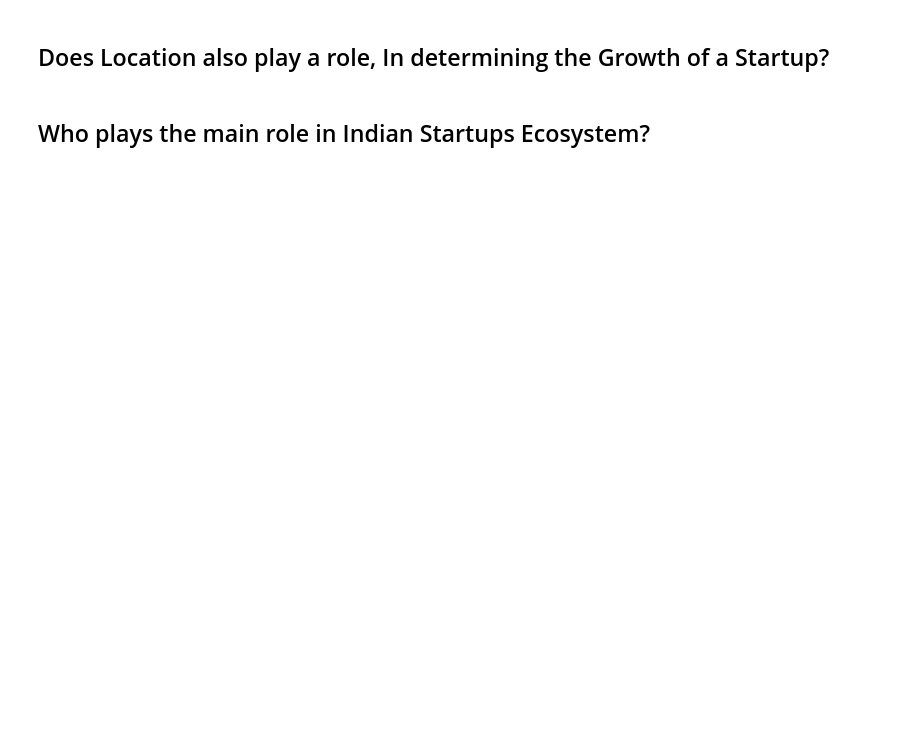
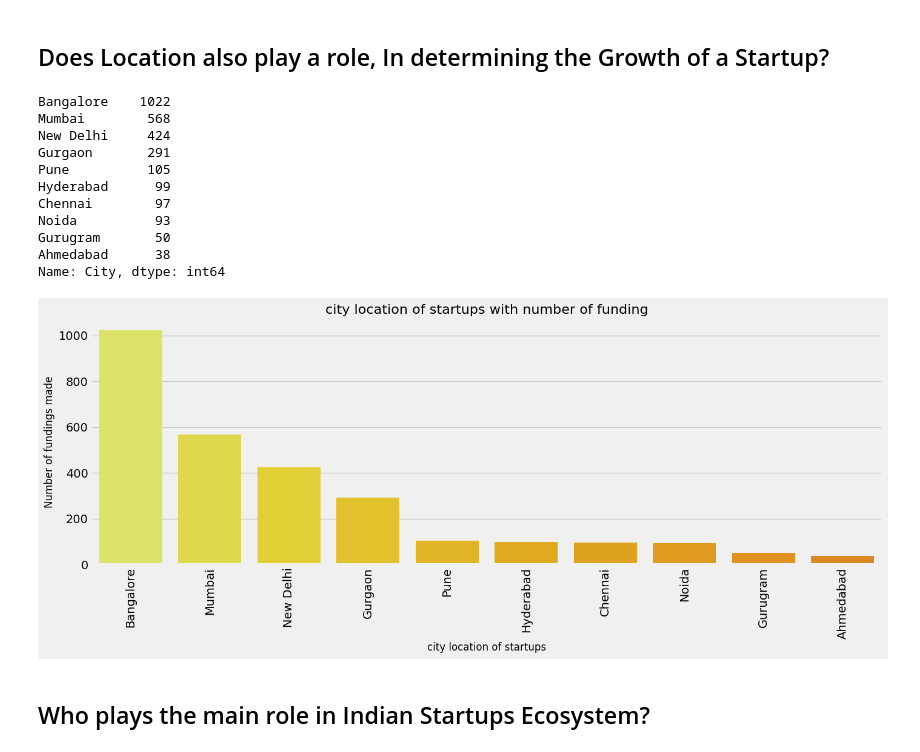
Before and after one commit to Unstopable18/Startup-casestudy-for-analysis, a Jupyter notebook: Analyzing the Growth of Indian Startups.ipynb, the cells around one changed output. Saved outputs shown, nothing was run; the diff lists cells and outputs as text; code cells hidden in the pictures; blank space fills up the shorter version.

```diff
--- a/Analyzing the Growth of Indian Startups.ipynb
+++ b/Analyzing the Growth of Indian Startups.ipynb
@@ -354,18 +394,31 @@ plt.show()
 # %%
 # analyzing the effect of Cities on a Startup
 
 # lets clean the data for better analysis
 data['City'] = data['City'].replace(('Bengaluru', 'nan'),('Bangalore', 'Bangalore'))
 
 city = data['City'].value_counts().head(10)
 print(city)
 
 # lets plot the data
-sns.barplot(city.index, city.values, palette = 'Wistia')
+sns.barplot(x=city.index, y=city.values, palette = 'Wistia')
 plt.xticks(rotation='vertical')
 plt.xlabel('city location of startups', fontsize=12)
 plt.ylabel('Number of fundings made', fontsize=12)
 plt.title("city location of startups with number of funding", fontsize=16)
 plt.show()
+# %% [output]
+Bangalore    1022
+Mumbai        568
+New Delhi     424
+Gurgaon       291
+Pune          105
+Hyderabad      99
+Chennai        97
+Noida          93
+Gurugram       50
+Ahmedabad      38
+Name: City, dtype: int64
+[figure, added]
 # %% [markdown]
 ## Who plays the main role in Indian Startups Ecosystem?
```
Also changed, not shown: parts of 8 cells of this notebook, 2 other files.
